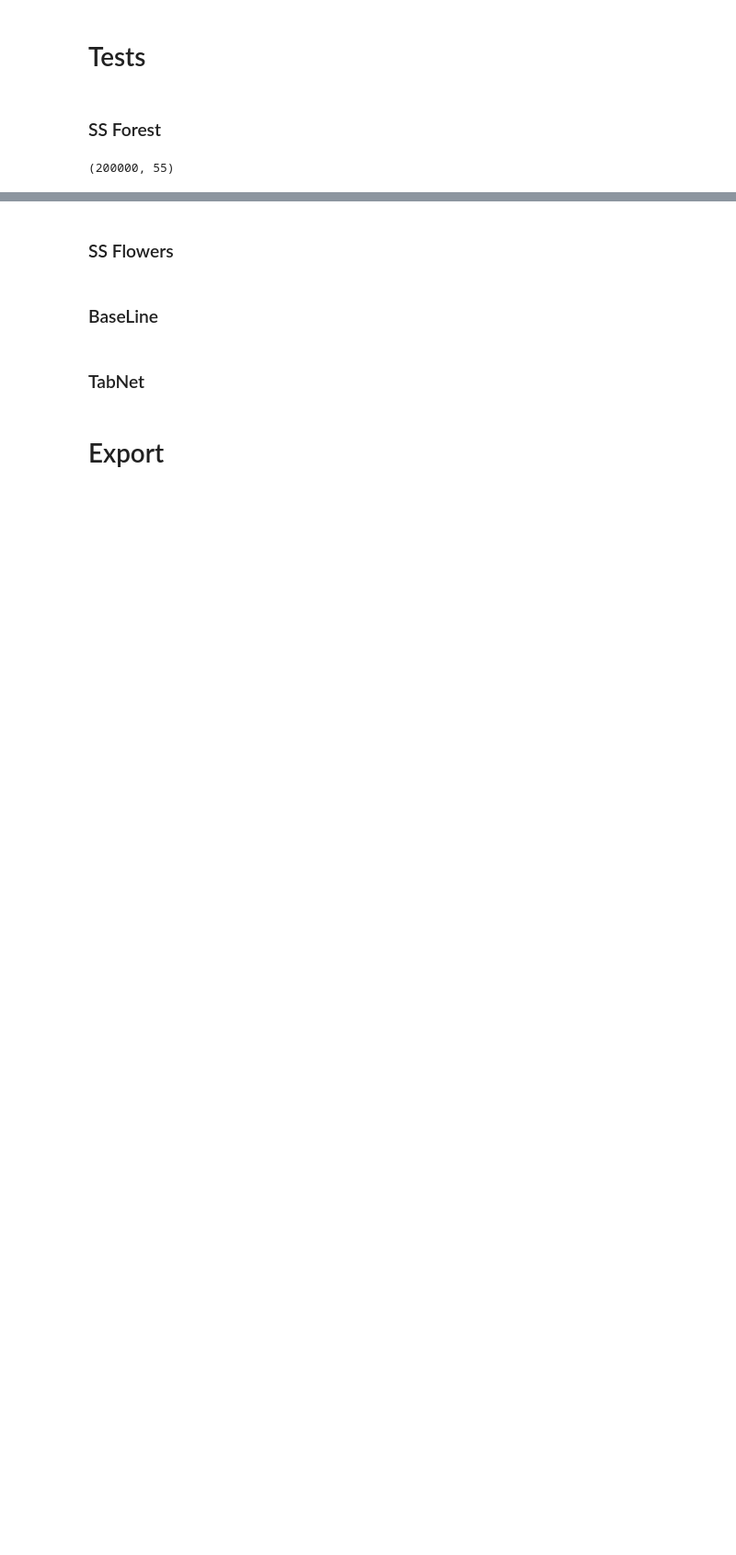
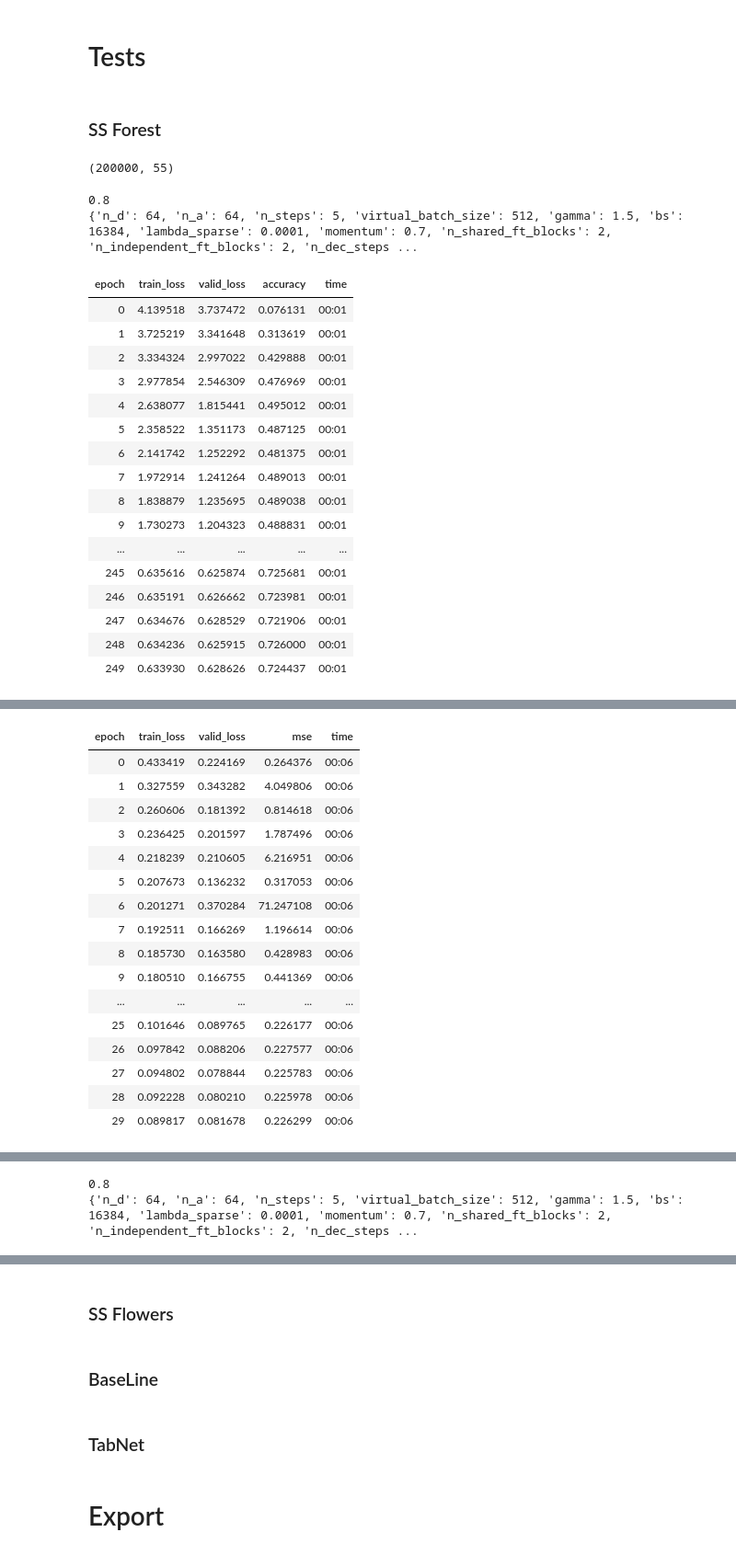
Before and after one commit to matanc1/tabnet, a Jupyter notebook: self_supervision.ipynb, the cells around one changed output, grey strips where cells are left out. Shown at 92% size. Saved outputs shown, nothing was run; the diff lists cells and outputs as text; code cells hidden in the pictures; blank space fills up the shorter version.

```diff
--- a/self_supervision.ipynb
+++ b/self_supervision.ipynb
@@ -61,0 +37,10 @@ def lin_decoder(n_cat, n_cont, **kwargs):
+# %%
+def _create_shared_blocks(n_in, n_out, n_shared):
+    return [_initial_block(n_in, n_out)] + \
+            [_rest_block(n_out) for _ in range(n_shared-1)]
+
+def _initial_block(n_in, n_out):
+    return nn.Linear(n_in, 2*n_out, bias=False)
+
+def _rest_block(n):
+    return nn.Linear(n, 2*n, bias=False)
@@ -62,3 +87,14 @@ def lin_decoder(n_cat, n_cont, **kwargs):
+# %%
+class MRL2(Module):
+    def __init__(self, lambda_reg=1e-4, eps=1e-5): store_attr()
+
+    def forward(self, preds, targ):
+        preds, targ = preds*(1-self.S), targ*(1-self.S)
+        norm = (targ - targ.mean(dim=0)).pow(2).sum(dim=0).sqrt()
+        error = (preds - targ)
+
+        loss = (error / norm).abs().sum(dim=1).mean()
+        return loss
 # %% [markdown]
 # Tests
 # %% [markdown]
@@ -104,7 +140,8 @@ feature_columns = (
 params = dict(cont_names = cont_names, y_names = target, cat_names = cat_names)
 procs=[Categorify, FillMissing, Normalize]
 model_params = dict(n_d=64, n_a=64, n_steps=5, virtual_batch_size=512, gamma=1.5, bs=1024*16,
-                    lambda_sparse=1e-4, momentum=0.7, n_shared_ft_blocks=2, n_independent_ft_blocks=2, p=0.8)
+                    lambda_sparse=1e-4, momentum=0.7, n_shared_ft_blocks=2, n_independent_ft_blocks=2,
+                    n_dec_steps=10, p=0.8)
 # %%
 df = pd.read_csv(forest_path, header=None, names=feature_columns).sample(n=200_000)
 df.shape
@@ -116,6 +153,37 @@ curriculum = True
 # %%
-to = tabular_pandas(df, cat_names, cont_names, target,
+to = tabular_pandas(df, **params,
                     tabular_type=TabularPandasIdentity, val_pct=val_pct)
-loss_func = MaskReconstructionLoss()
+loss_func = MRL2()
 
-head = lambda n_cat, n_cont, **kwargs: LinDecoder(n_cat, n_cont, **kwargs)
+#head = lambda n_cat, n_cont, **kwargs: LinDecoder(n_cat, n_cont, **kwargs)
+head = lambda n_cat, n_cont, **kwargs: TabNetDec2(n_cat, n_cont, **kwargs)
+# %%
+vals = []
+for val_pct in sorted([0.8, 0.9, 0.99]*3):
+    print(val_pct)
+    (before, after) = score_before_after_ss(df, params, val_pct=val_pct, decoder_head=head,
+                        loss_func=loss_func, cycle_lr=[(250, slice(5e-3, 1e-1)), (30, slice(1e-3, 1e-1/2)),
+                                                       (250, slice(5e-3, 1e-1))], **model_params)
+    vals.append((before.item(), after.item(), val_pct))
+    res = pd.DataFrame(vals, columns=['before','after','val'])
+    res.to_csv('forest_res.csv')
+# %% [output]
+0.8
+{'n_d': 64, 'n_a': 64, 'n_steps': 5, 'virtual_batch_size': 512, 'gamma': 1.5, 'bs': 16384, 'lambda_sparse': 0.0001, 'momentum': 0.7, 'n_shared_ft_blocks': 2, 'n_independent_ft_blocks': 2, 'n_dec_steps ...
+| epoch | train_loss | valid_loss | accuracy | time |
+| 0 | 4.139518 | 3.737472 | 0.076131 | 00:01 |
+| 1 | 3.725219 | 3.341648 | 0.313619 | 00:01 |
+| 2 | 3.334324 | 2.997022 | 0.429888 | 00:01 |
+| 3 | 2.977854 | 2.546309 | 0.476969 | 00:01 |
+| 4 | 2.638077 | 1.815441 | 0.495012 | 00:01 |
+| 5 | 2.358522 | 1.351173 | 0.487125 | 00:01 |
+| 6 | 2.141742 | 1.252292 | 0.481375 | 00:01 |
+| 7 | 1.972914 | 1.241264 | 0.489013 | 00:01 |
+| 8 | 1.838879 | 1.235695 | 0.489038 | 00:01 |
+| 9 | 1.730273 | 1.204323 | 0.488831 | 00:01 |
+| ... | ... | ... | ... | ... |
+| 245 | 0.635616 | 0.625874 | 0.725681 | 00:01 |
+| 246 | 0.635191 | 0.626662 | 0.723981 | 00:01 |
+| 247 | 0.634676 | 0.628529 | 0.721906 | 00:01 |
+| 248 | 0.634236 | 0.625915 | 0.726000 | 00:01 |
+| 249 | 0.633930 | 0.628626 | 0.724437 | 00:01 |
@@ -121,0 +191,17 @@ head = lambda n_cat, n_cont, **kwargs: LinDecoder(n_cat, n_cont, **kwargs)
+| epoch | train_loss | valid_loss | mse | time |
+| 0 | 0.433419 | 0.224169 | 0.264376 | 00:06 |
+| 1 | 0.327559 | 0.343282 | 4.049806 | 00:06 |
+| 2 | 0.260606 | 0.181392 | 0.814618 | 00:06 |
+| 3 | 0.236425 | 0.201597 | 1.787496 | 00:06 |
+| 4 | 0.218239 | 0.210605 | 6.216951 | 00:06 |
+| 5 | 0.207673 | 0.136232 | 0.317053 | 00:06 |
+| 6 | 0.201271 | 0.370284 | 71.247108 | 00:06 |
+| 7 | 0.192511 | 0.166269 | 1.196614 | 00:06 |
+| 8 | 0.185730 | 0.163580 | 0.428983 | 00:06 |
+| 9 | 0.180510 | 0.166755 | 0.441369 | 00:06 |
+| ... | ... | ... | ... | ... |
+| 25 | 0.101646 | 0.089765 | 0.226177 | 00:06 |
+| 26 | 0.097842 | 0.088206 | 0.227577 | 00:06 |
+| 27 | 0.094802 | 0.078844 | 0.225783 | 00:06 |
+| 28 | 0.092228 | 0.080210 | 0.225978 | 00:06 |
+| 29 | 0.089817 | 0.081678 | 0.226299 | 00:06 |
@@ -121,0 +226,2 @@ head = lambda n_cat, n_cont, **kwargs: LinDecoder(n_cat, n_cont, **kwargs)
+0.8
+{'n_d': 64, 'n_a': 64, 'n_steps': 5, 'virtual_batch_size': 512, 'gamma': 1.5, 'bs': 16384, 'lambda_sparse': 0.0001, 'momentum': 0.7, 'n_shared_ft_blocks': 2, 'n_independent_ft_blocks': 2, 'n_dec_steps ...
```
Also changed, not shown: parts of 21 cells of this notebook, 3 other files.
